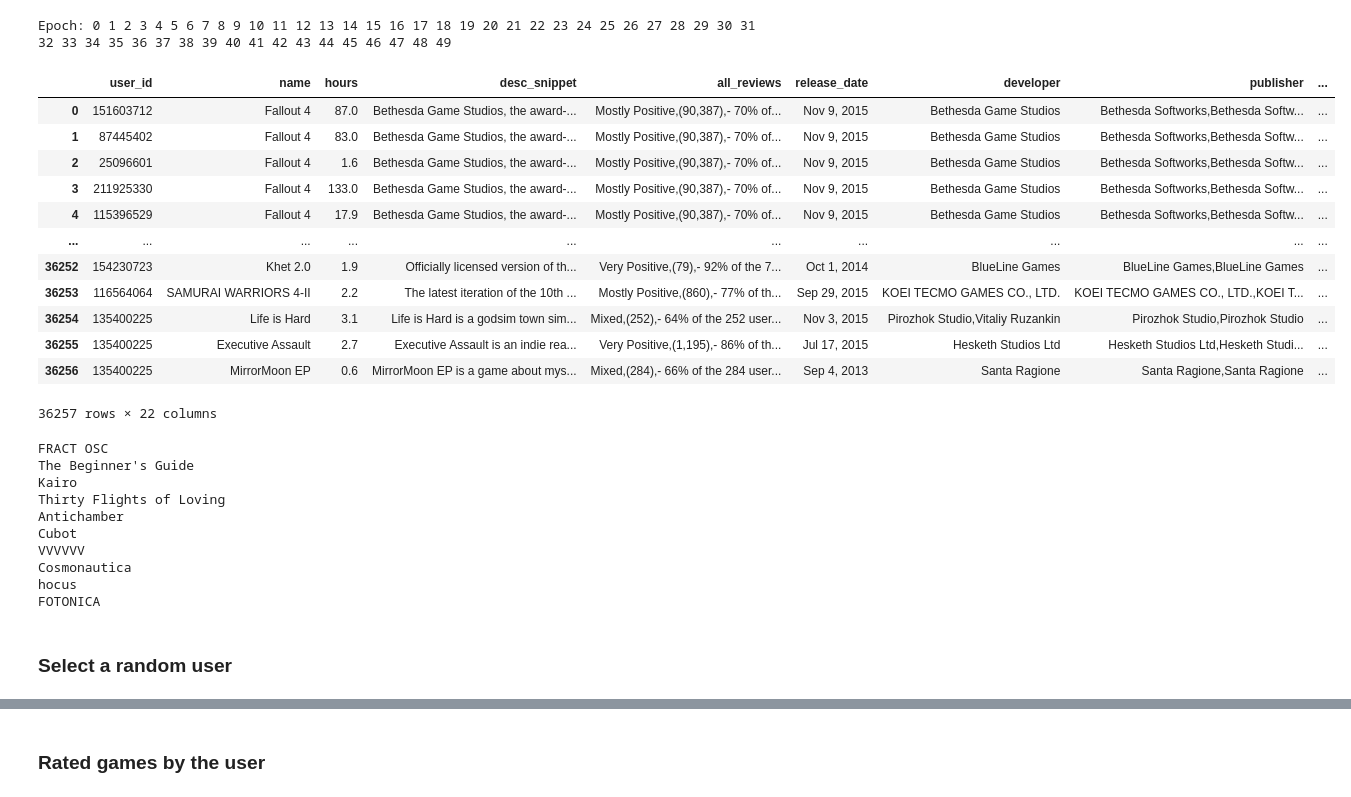
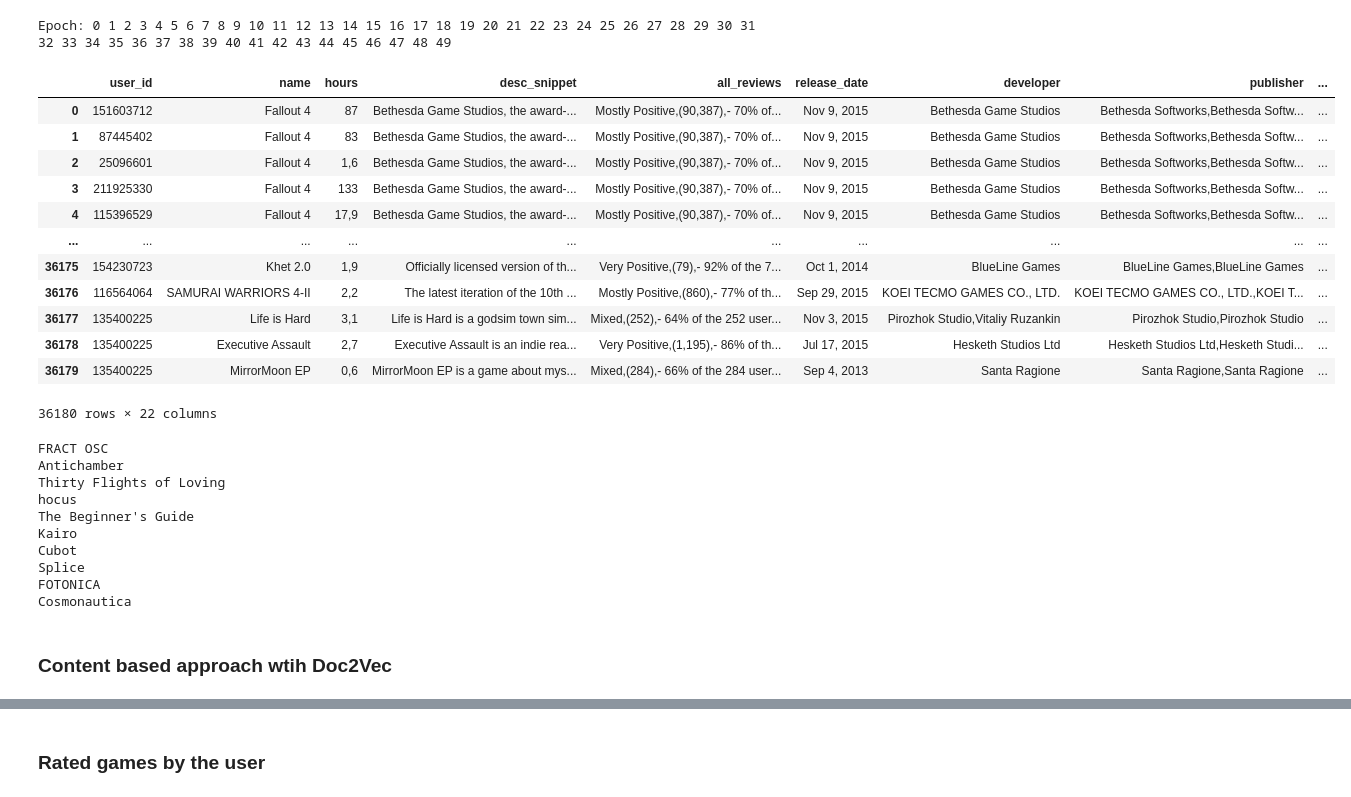
Before and after one commit to ymavruk/The-Recommended-Group-2021, a Jupyter notebook: Methods/Model3.ipynb, the cells around one changed output, grey strips where cells are left out. Saved outputs shown, nothing was run; the diff lists cells and outputs as text; code cells hidden in the pictures.

```diff
--- a/Methods/Model3.ipynb
+++ b/Methods/Model3.ipynb
@@ -8,4 +10,4 @@ csvPath = "../Datasets/dataWithRatings.csv"
 # %%
 import pandas as pd
 df = pd.read_csv (csvPath)
-df
+df = df[df["popular_tags"].notna()].reset_index(drop=True)
@@ -60,7 +48,6 @@ def tokenization(text):
 # %%
 df1 = df.drop_duplicates(subset = ["name"])
 df1 = df1[["name","popular_tags"]].reset_index(drop=True)
-df1 = df1[df1["popular_tags"].notna()].reset_index(drop=True)
 df1
 # %% [output]
 |  | name | popular_tags |
@@ -104,34 +91,34 @@ Epoch: 0 1 2 3 4 5 6 7 8 9 10 11 12 13 14 15 16 17 18 19 20 21 22 23 24 25 26 27
 # %%
 game_vectors = []
 game_vectors2=[]
 for game in df1["name"]:
     index = df1[df1["name"]==game].index.values[0]
-    vec = model.dv[index]
+    vec = model.docvecs[index]
     game_vectors.append(vec)
 df1["vectors"] = game_vectors
 for i,game in enumerate(df["name"]):
     if game in df1["name"].values:
         index = df1[df1["name"]==game].index.values[0]
         vec = df1["vectors"][index]
         game_vectors2.append(vec)
     else:
         game_vectors2.append("-")
 df["vectors"] = game_vectors2
 df
 # %% [output]
 |  | user_id | name | hours | desc_snippet | all_reviews | release_date | developer | publisher | ... |
-| 0 | 151603712 | Fallout 4 | 87.0 | Bethesda Game Studios, the award-... | Mostly Positive,(90,387),- 70% of... | Nov 9, 2015 | Bethesda Game Studios | Bethesda Softworks,Bethesda Softw... | ... |
-| 1 | 87445402 | Fallout 4 | 83.0 | Bethesda Game Studios, the award-... | Mostly Positive,(90,387),- 70% of... | Nov 9, 2015 | Bethesda Game Studios | Bethesda Softworks,Bethesda Softw... | ... |
-| 2 | 25096601 | Fallout 4 | 1.6 | Bethesda Game Studios, the award-... | Mostly Positive,(90,387),- 70% of... | Nov 9, 2015 | Bethesda Game Studios | Bethesda Softworks,Bethesda Softw... | ... |
-| 3 | 211925330 | Fallout 4 | 133.0 | Bethesda Game Studios, the award-... | Mostly Positive,(90,387),- 70% of... | Nov 9, 2015 | Bethesda Game Studios | Bethesda Softworks,Bethesda Softw... | ... |
-| 4 | 115396529 | Fallout 4 | 17.9 | Bethesda Game Studios, the award-... | Mostly Positive,(90,387),- 70% of... | Nov 9, 2015 | Bethesda Game Studios | Bethesda Softworks,Bethesda Softw... | ... |
+| 0 | 151603712 | Fallout 4 | 87 | Bethesda Game Studios, the award-... | Mostly Positive,(90,387),- 70% of... | Nov 9, 2015 | Bethesda Game Studios | Bethesda Softworks,Bethesda Softw... | ... |
+| 1 | 87445402 | Fallout 4 | 83 | Bethesda Game Studios, the award-... | Mostly Positive,(90,387),- 70% of... | Nov 9, 2015 | Bethesda Game Studios | Bethesda Softworks,Bethesda Softw... | ... |
+| 2 | 25096601 | Fallout 4 | 1,6 | Bethesda Game Studios, the award-... | Mostly Positive,(90,387),- 70% of... | Nov 9, 2015 | Bethesda Game Studios | Bethesda Softworks,Bethesda Softw... | ... |
+| 3 | 211925330 | Fallout 4 | 133 | Bethesda Game Studios, the award-... | Mostly Positive,(90,387),- 70% of... | Nov 9, 2015 | Bethesda Game Studios | Bethesda Softworks,Bethesda Softw... | ... |
+| 4 | 115396529 | Fallout 4 | 17,9 | Bethesda Game Studios, the award-... | Mostly Positive,(90,387),- 70% of... | Nov 9, 2015 | Bethesda Game Studios | Bethesda Softworks,Bethesda Softw... | ... |
 | ... | ... | ... | ... | ... | ... | ... | ... | ... | ... |
-| 36252 | 154230723 | Khet 2.0 | 1.9 | Officially licensed version of th... | Very Positive,(79),- 92% of the 7... | Oct 1, 2014 | BlueLine Games | BlueLine Games,BlueLine Games | ... |
-| 36253 | 116564064 | SAMURAI WARRIORS 4-II | 2.2 | The latest iteration of the 10th ... | Mostly Positive,(860),- 77% of th... | Sep 29, 2015 | KOEI TECMO GAMES CO., LTD. | KOEI TECMO GAMES CO., LTD.,KOEI T... | ... |
-| 36254 | 135400225 | Life is Hard | 3.1 | Life is Hard is a godsim town sim... | Mixed,(252),- 64% of the 252 user... | Nov 3, 2015 | Pirozhok Studio,Vitaliy Ruzankin | Pirozhok Studio,Pirozhok Studio | ... |
-| 36255 | 135400225 | Executive Assault | 2.7 | Executive Assault is an indie rea... | Very Positive,(1,195),- 86% of th... | Jul 17, 2015 | Hesketh Studios Ltd | Hesketh Studios Ltd,Hesketh Studi... | ... |
-| 36256 | 135400225 | MirrorMoon EP | 0.6 | MirrorMoon EP is a game about mys... | Mixed,(284),- 66% of the 284 user... | Sep 4, 2013 | Santa Ragione | Santa Ragione,Santa Ragione | ... |
+| 36175 | 154230723 | Khet 2.0 | 1,9 | Officially licensed version of th... | Very Positive,(79),- 92% of the 7... | Oct 1, 2014 | BlueLine Games | BlueLine Games,BlueLine Games | ... |
+| 36176 | 116564064 | SAMURAI WARRIORS 4-II | 2,2 | The latest iteration of the 10th ... | Mostly Positive,(860),- 77% of th... | Sep 29, 2015 | KOEI TECMO GAMES CO., LTD. | KOEI TECMO GAMES CO., LTD.,KOEI T... | ... |
+| 36177 | 135400225 | Life is Hard | 3,1 | Life is Hard is a godsim town sim... | Mixed,(252),- 64% of the 252 user... | Nov 3, 2015 | Pirozhok Studio,Vitaliy Ruzankin | Pirozhok Studio,Pirozhok Studio | ... |
+| 36178 | 135400225 | Executive Assault | 2,7 | Executive Assault is an indie rea... | Very Positive,(1,195),- 86% of th... | Jul 17, 2015 | Hesketh Studios Ltd | Hesketh Studios Ltd,Hesketh Studi... | ... |
+| 36179 | 135400225 | MirrorMoon EP | 0,6 | MirrorMoon EP is a game about mys... | Mixed,(284),- 66% of the 284 user... | Sep 4, 2013 | Santa Ragione | Santa Ragione,Santa Ragione | ... |
-36257 rows × 22 columns
+36180 rows × 22 columns
 # %%
 # example of how to recommend games based on a game
 tags_vectors = model.docvecs
@@ -144,14 +131,14 @@ for i, j in sims:
   print(df1.loc[int(i), "name"].strip())
 # %% [output]
 FRACT OSC
+Antichamber
+Thirty Flights of Loving
+hocus
 The Beginner's Guide
 Kairo
-Thirty Flights of Loving
-Antichamber
 Cubot
-VVVVVV
+Splice
+FOTONICA
 Cosmonautica
-hocus
-FOTONICA
-# %% [markdown]
-### Select a random user
+# %% [markdown]
+### Content based approach wtih Doc2Vec
```
Also changed, not shown: parts of 7 cells of this notebook.
